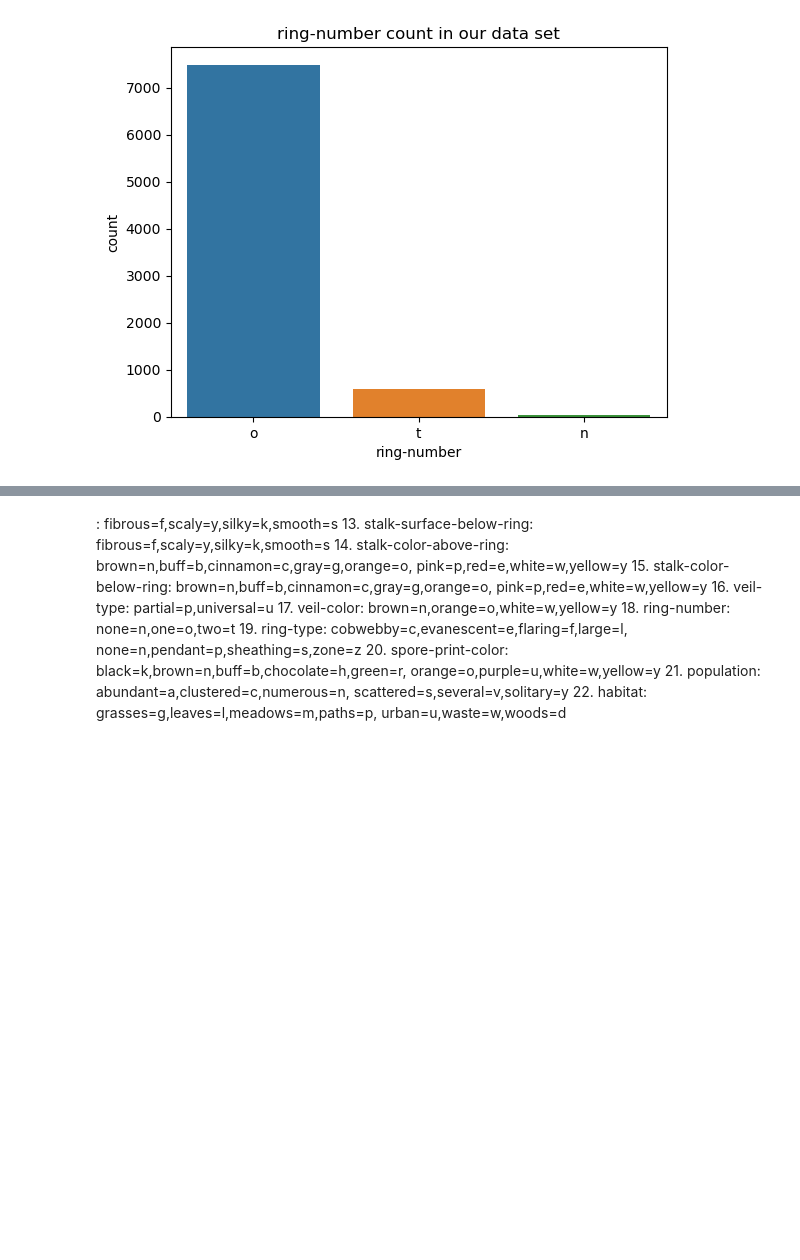
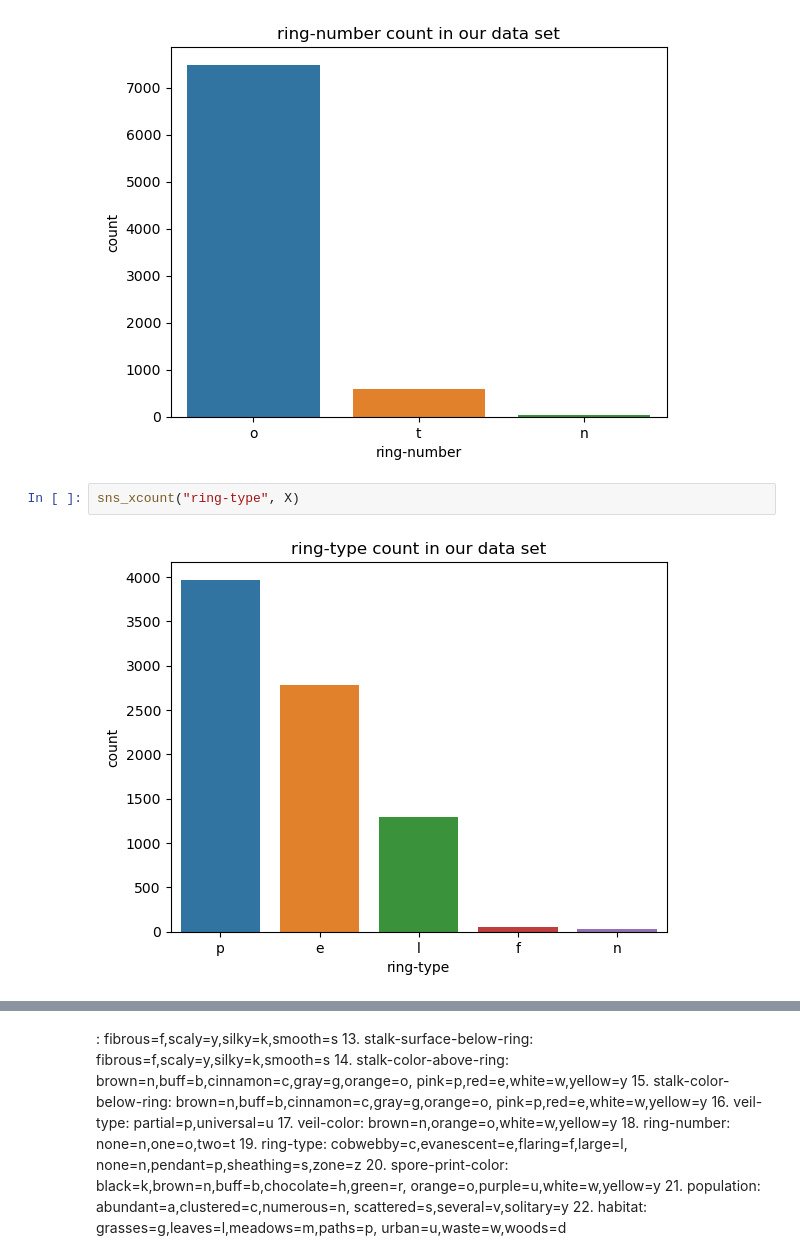
Before and after one commit to dev-ezzy/Big-Data, a Jupyter notebook: index.ipynb, the cells around one changed output, grey strips where cells are left out. Cells and saved outputs as stored; diff of their text form; blank space fills up the shorter version.

```diff
--- a/index.ipynb
+++ b/index.ipynb
@@ -426,3 +426,7 @@ sns_xcount("veil-color", X)
 sns_xcount("ring-number", X)
 # %% [output]
 [figure]
+# %%
+sns_xcount("ring-type", X)
+# %% [output]
+[figure, added]
```
Also changed, not shown: parts of 3 cells of this notebook.
